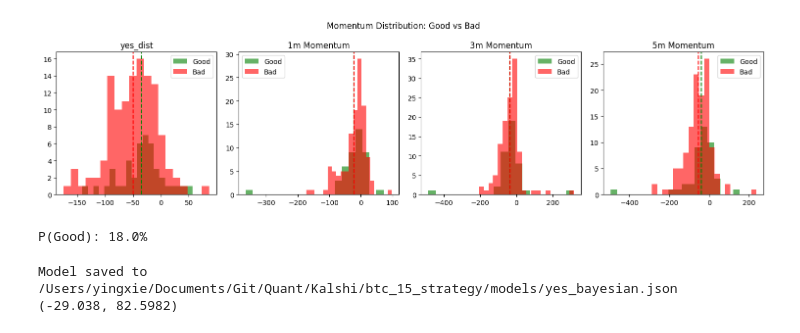
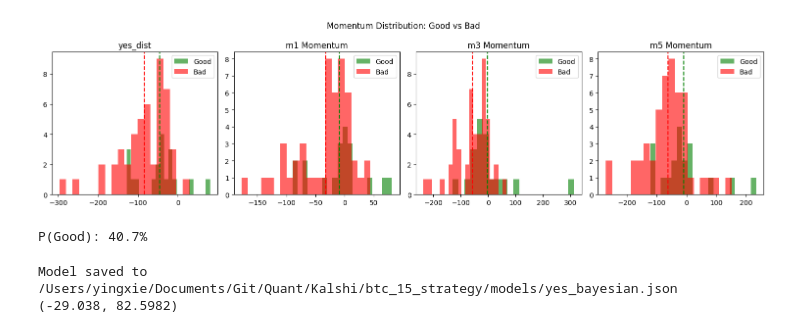
Before and after one commit to mablic/kalshi_15m_crypto_strategy, a Jupyter notebook: jupyter/delta_research_bayesian.ipynb, the cells around one changed output. Drawn from its saved outputs; the diff is of its cells as text; code cells hidden in the pictures.

```diff
--- a/jupyter/delta_research_bayesian.ipynb
+++ b/jupyter/delta_research_bayesian.ipynb
@@ -147,6 +148,7 @@ def agg_data_function(df, column, *data_cents):
                 continue
 
             if float(row[column + '_ask_low_dollar']) < float(cent):
+                # print(f"trigger: {column + '_ask_low_dollar'}: {row[column + '_ask_low_dollar']}")
                 triggered.add((current_ticker, cent))
 
                 high_price = 0
@@ -157,7 +159,7 @@ def agg_data_function(df, column, *data_cents):
                         break
                     next_row = df.iloc[i + j]
                     high_price = max(next_row[column + '_bid_high_dollar'], high_price)
-                    low_price = min(next_row[column + '_bid_high_dollar'], low_price)
+                    low_price = min(next_row[column + '_ask_low_dollar'], low_price)
                     if next_row['ticker'] != current_ticker or next_row['time_decay'] == 0:
                         break
 
@@ -172,9 +174,10 @@ def agg_data_function(df, column, *data_cents):
                 tmp_dict['reached_90'] = 1 if high_price >= 0.9 else 0
                 results[cent].append(tmp_dict)
 
+
     return results
 # %%
-res=agg_data_function(df_calc, 'yes', *[0.05,0.1,0.15,0.2,0.25,0.3,0.35])
+res=agg_data_function(df_calc, research_side, *[0.05,0.1,0.15,0.2,0.25,0.3,0.35])
 # %%
 # win rate analysis
 comb_05 = pd.DataFrame(res[0.05])
@@ -313,6 +324,7 @@ Total Good Ratio is 0
 # %%
-df_results = pd.DataFrame(res[0.15])
-df_expected = df_results['reached_50']
+df_results = pd.DataFrame(res[0.10])
+df_results = df_results[df_results['hour'].isin(good_hours)]
+df_expected = df_results['reached_70']
 
 # Separate good and bad outcomes
 good = df_results[df_expected == 1]
@@ -332,10 +344,10 @@ for col in feature_cols:
         'bad': (bad_mean, bad_std),
     }
 
-    diff = good_mean - bad_mean
+    # diff = good_mean - bad_mean
     ratio, grade = evaluate_feature(good_mean, good_std, bad_mean, bad_std)
-    if grade == 'strong':
-        print(f"{grade} -> {col}: Good={good_mean:.4f}, Bad={bad_mean:.4f}, Diff={diff:.4f}")
+    if grade == 'strong' or grade == 'medium':
+        print(f"{grade} -> {col}: Good={good_mean:.4f}, Bad={bad_mean:.4f}, Ratio={ratio:.4f}")
 params = {}
 for col in feature_cols:
     g_mean, g_std = likelihoods[col]['good']
@@ -471,49 +474,49 @@ Threshold=0.45: Type1=0.73, Type2=0.12
 # %%
 import matplotlib.pyplot as plt
 import numpy as np
 
 # good = comb_15[comb_15['reached_70'] == 1]
 # bad = comb_15[comb_15['reached_70'] == 0]
 
 fig, axes = plt.subplots(1, 4, figsize=(15, 4))
 
 # yes_dist
 axes[0].hist(good['yes_dist'], bins=20, alpha=0.6, label='Good', color='green')
 axes[0].hist(bad['yes_dist'], bins=20, alpha=0.6, label='Bad', color='red')
 axes[0].axvline(good['yes_dist'].mean(), color='green', linestyle='--')
 axes[0].axvline(bad['yes_dist'].mean(), color='red', linestyle='--')
 axes[0].set_title('yes_dist')
 axes[0].legend()
 
 # 1m momentum
-axes[1].hist(good['1m_yes_dist_momentum'], bins=20, alpha=0.6, label='Good', color='green')
-axes[1].hist(bad['1m_yes_dist_momentum'], bins=20, alpha=0.6, label='Bad', color='red')
-axes[1].axvline(good['1m_yes_dist_momentum'].mean(), color='green', linestyle='--')
-axes[1].axvline(bad['1m_yes_dist_momentum'].mean(), color='red', linestyle='--')
-axes[1].set_title('1m Momentum')
+axes[1].hist(good['m1_yes_dist_momentum'], bins=20, alpha=0.6, label='Good', color='green')
+axes[1].hist(bad['m1_yes_dist_momentum'], bins=20, alpha=0.6, label='Bad', color='red')
+axes[1].axvline(good['m1_yes_dist_momentum'].mean(), color='green', linestyle='--')
+axes[1].axvline(bad['m1_yes_dist_momentum'].mean(), color='red', linestyle='--')
+axes[1].set_title('m1 Momentum')
 axes[1].legend()
 
 # 3m momentum
-axes[2].hist(good['3m_yes_dist_momentum'], bins=20, alpha=0.6, label='Good', color='green')
-axes[2].hist(bad['3m_yes_dist_momentum'], bins=20, alpha=0.6, label='Bad', color='red')
-axes[2].axvline(good['3m_yes_dist_momentum'].mean(), color='green', linestyle='--')
-axes[2].axvline(bad['3m_yes_dist_momentum'].mean(), color='red', linestyle='--')
-axes[2].set_title('3m Momentum')
+axes[2].hist(good['m3_yes_dist_momentum'], bins=20, alpha=0.6, label='Good', color='green')
+axes[2].hist(bad['m3_yes_dist_momentum'], bins=20, alpha=0.6, label='Bad', color='red')
+axes[2].axvline(good['m3_yes_dist_momentum'].mean(), color='green', linestyle='--')
+axes[2].axvline(bad['m3_yes_dist_momentum'].mean(), color='red', linestyle='--')
+axes[2].set_title('m3 Momentum')
 axes[2].legend()
 
 # 5m momentum
-axes[3].hist(good['5m_yes_dist_momentum'], bins=20, alpha=0.6, label='Good', color='green')
-axes[3].hist(bad['5m_yes_dist_momentum'], bins=20, alpha=0.6, label='Bad', color='red')
-axes[3].axvline(good['5m_yes_dist_momentum'].mean(), color='green', linestyle='--')
-axes[3].axvline(bad['5m_yes_dist_momentum'].mean(), color='red', linestyle='--')
-axes[3].set_title('5m Momentum')
+axes[3].hist(good['m5_yes_dist_momentum'], bins=20, alpha=0.6, label='Good', color='green')
+axes[3].hist(bad['m5_yes_dist_momentum'], bins=20, alpha=0.6, label='Bad', color='red')
+axes[3].axvline(good['m5_yes_dist_momentum'].mean(), color='green', linestyle='--')
+axes[3].axvline(bad['m5_yes_dist_momentum'].mean(), color='red', linestyle='--')
+axes[3].set_title('m5 Momentum')
 axes[3].legend()
 
 plt.suptitle('Momentum Distribution: Good vs Bad')
 plt.tight_layout()
 plt.show()
 # %% [output]
-[figure, old version]
+[figure, new version]
 # %%
 # testing
 
@@ -527,15 +530,15 @@ params = {
         'good': (0.4138,),
         'bad': (0.5862,)
     },
-    '1m_yes_dist_momentum': {
+    'm1_yes_dist_momentum': {
         'good': (-17.5070, 51.8947),
         'bad':  (-19.7738, 48.4898)
     },
-    '3m_yes_dist_momentum': {
+    'm3_yes_dist_momentum': {
         'good': (-29.0380, 82.5982),
         'bad':  (-32.8337, 73.5574)
     },
-    '5m_yes_dist_momentum': {
+    'm5_yes_dist_momentum': {
         'good': (-31.1500, 93.6206),
         'bad':  (-37.5775, 85.6289)
     },
@@ -552,9 +555,9 @@ def predict(momentum_1m, momentum_3m, momentum_5m, yes_dist):
     log_odds = np.log(params['period']['good'][0] / params['period']['bad'][0])
 
     feature_values = {
-        '1m_yes_dist_momentum': momentum_1m,
-        '3m_yes_dist_momentum': momentum_3m,
-        # '5m_yes_dist_momentum': momentum_5m,
+        'm1_yes_dist_momentum': momentum_1m,
+        'm3_yes_dist_momentum': momentum_3m,
+        # 'm5_yes_dist_momentum': momentum_5m,
         'yes_dist': yes_dist
     }
 
@@ -583,7 +586,7 @@ p1 = predict(
 )
 print(f"P(Good): {p1:.1%}")
 # %% [output]
-P(Good): 18.0%
+P(Good): 40.7%
 # %%
 # export model
 
```
Also changed, not shown: parts of 16 cells of this notebook, 6 other files.
